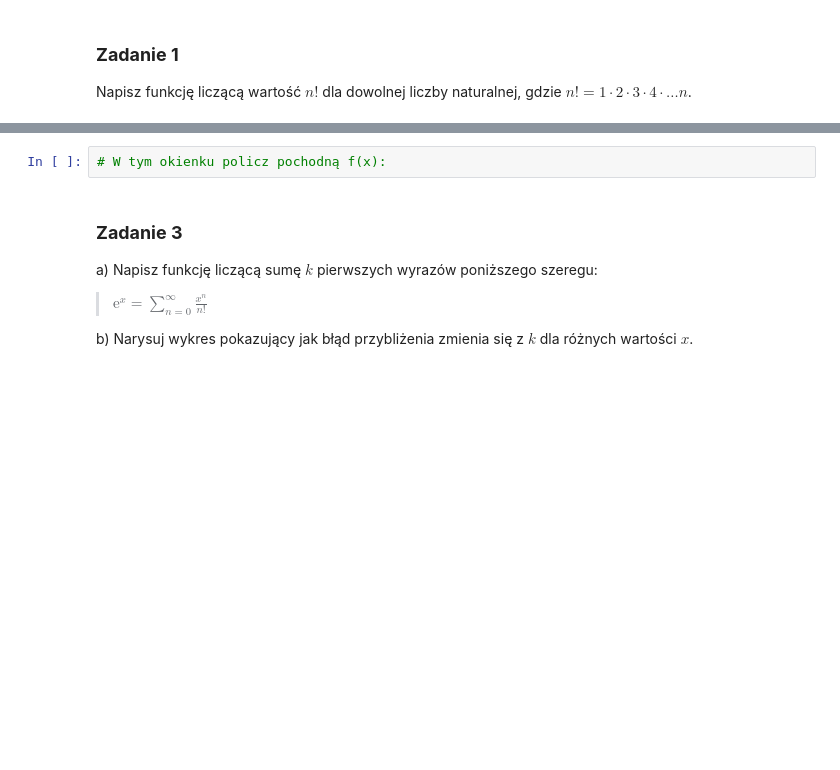
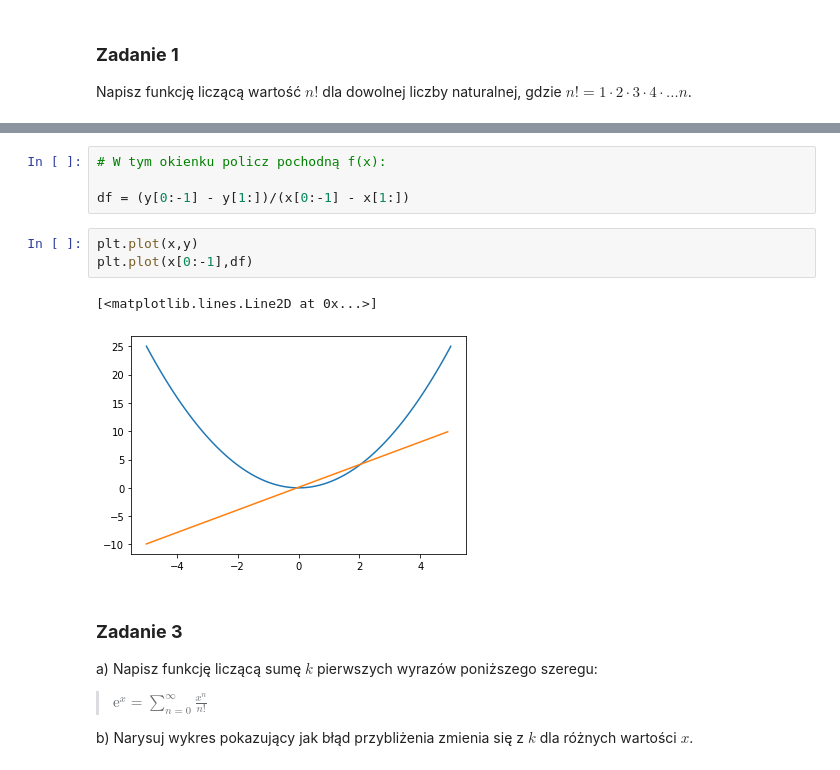
Before and after one commit to jakubpekalski/pjwstk-modele, a Jupyter notebook: Cw_1_rozwijanie_w_szereg.ipynb, the cells around one changed output, grey strips where cells are left out. Drawn from its saved outputs; the diff is of its cells as text; blank space fills up the shorter version.

```diff
--- a/Cw_1_rozwijanie_w_szereg.ipynb
+++ b/Cw_1_rozwijanie_w_szereg.ipynb
@@ -89,5 +107,13 @@ y = 2*x
 # %%
 # W tym okienku policz pochodną f(x):
+
+df = (y[0:-1] - y[1:])/(x[0:-1] - x[1:])
+# %%
+plt.plot(x,y)
+plt.plot(x[0:-1],df)
+# %% [output]
+[<matplotlib.lines.Line2D at 0x...>]
+[figure, added]
 # %% [markdown]
 ### **Zadanie 3**
 
```
Also changed, not shown: parts of 9 cells of this notebook.
